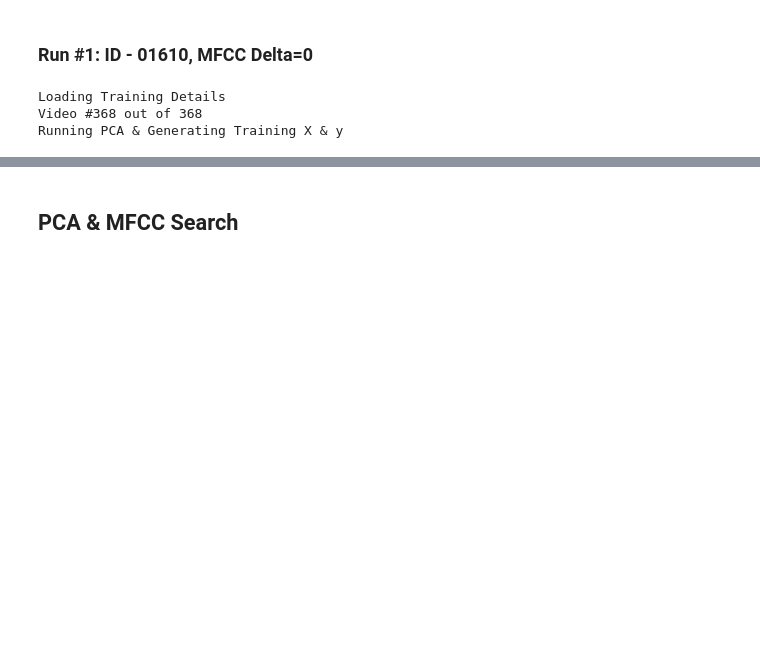
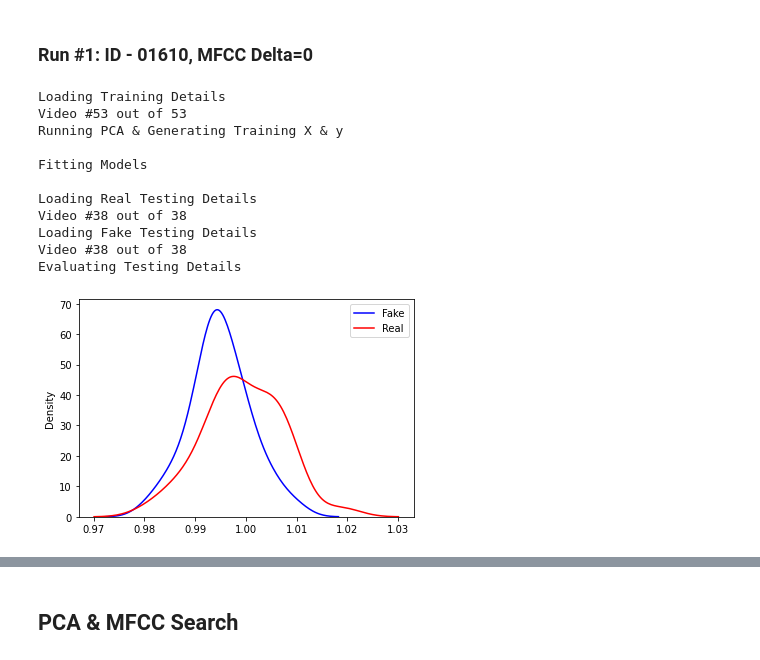
Before and after one commit to romitbarua/MultiModalDeepFake, a Jupyter notebook: TestingNotebooks/PCAvsMFCC.ipynb, the cells around one changed output, grey strips where cells are left out. Cells and saved outputs as stored; diff of their text form; code cells hidden in the pictures; blank space fills up the shorter version.

```diff
--- a/TestingNotebooks/PCAvsMFCC.ipynb
+++ b/TestingNotebooks/PCAvsMFCC.ipynb
@@ -736,44 +709,49 @@ id = 'id01610'
 # %%
-#load the metadata
-subject_real_metadata = np.array(pd.read_csv(f'/content/drive/MyDrive/DeepFakeDetection/data/FakeAVCeleb_v1.2/training_metadata/{id}_real.csv').columns)
-subject_fake_metadata = pd.read_csv(f'/content/drive/MyDrive/DeepFakeDetection/data/FakeAVCeleb_v1.2/training_metadata/{id}_fake.csv').columns
-subject_fake_metadata = np.array([link for link in subject_fake_metadata if 'RealVideo-RealAudio' not in link]) #remove the real video in the fake metadata
-
 #generate the training & testing ids
 testing_ids_fake = subject_fake_metadata
 testing_ids_real = np.random.choice(subject_real_metadata, testing_ids_fake.shape[0], replace=False)
 training_ids = subject_real_metadata[np.isin(subject_real_metadata, testing_ids_real, invert=True)]
 
 #get the training details
 print('\nLoading Training Details')
-training_details = load_single_subject_mfcc_lip_data(training_ids, delta_order=mfcc_delta_order, debug_mode=False)
+training_details = load_mfcc_lip_data(training_ids, delta_order=mfcc_delta_order, debug_mode=False)
 
 #run PCA & generate X & Y
 print('\nRunning PCA & Generating Training X & y')
 X_train, y_train, lips_data_mean, pca, train_lips_data = generate_mfcc_pca_lips_X_y_data(training_details, True, num_components=num_pca_components, debug_mode=False)
 
 #fit training models
 print('\nFitting Models')
 models = train_models(X_train, y_train, 'LinearRegression')
 
 #get testing details (1 real video, 1 fake video)
 print('\nLoading Real Testing Details')
-real_testing_details = load_single_subject_mfcc_lip_data(testing_ids_real, delta_order=mfcc_delta_order, debug_mode=False)
+real_testing_details = load_mfcc_lip_data(testing_ids_real, delta_order=mfcc_delta_order, debug_mode=False)
 print('\nLoading Fake Testing Details')
-fake_testing_details = load_single_subject_mfcc_lip_data(testing_ids_fake, delta_order=mfcc_delta_order, debug_mode=False)
+fake_testing_details = load_mfcc_lip_data(testing_ids_fake, delta_order=mfcc_delta_order, debug_mode=False)
 
 # evaluate testing
 print('\nEvaluating Testing Details')
-real_video_error, fake_video_error = eval_test_data(real_testing_details, fake_testing_details, models, lips_data_mean, pca, num_components=num_pca_components, debug_mode=False)
+real_video_error = eval_test_data(test_video_details=real_testing_details, models=models, data_mean=lips_data_mean, pca=pca, num_components=num_pca_components, debug_mode=False)
+fake_video_error = eval_test_data(test_video_details=fake_testing_details, models=models, data_mean=lips_data_mean, pca=pca, num_components=num_pca_components, debug_mode=False)
 
 sns.kdeplot(fake_video_error, label='Fake', color='blue')
 sns.kdeplot(real_video_error, label='Real', color='red')
 plt.legend()
 plt.show()
 # %% [output]
 Loading Training Details
-Video #368 out of 368
+Video #53 out of 53
 Running PCA & Generating Training X & y
+
+Fitting Models
+
+Loading Real Testing Details
+Video #38 out of 38
+Loading Fake Testing Details
+Video #38 out of 38
+Evaluating Testing Details
+[figure, added]
 # %%
 display_eigenfaces(pca, 10)
 # %% [output]
```
Also changed, not shown: parts of 28 cells of this notebook.
